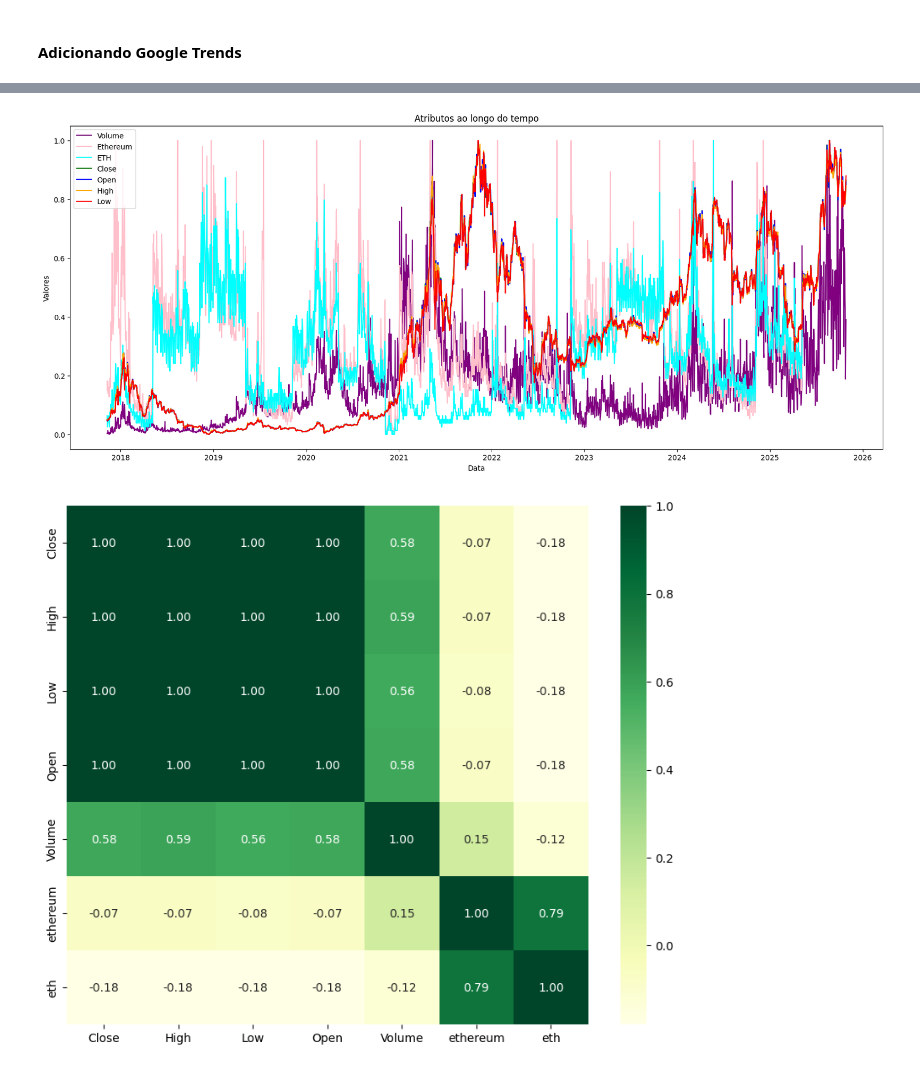
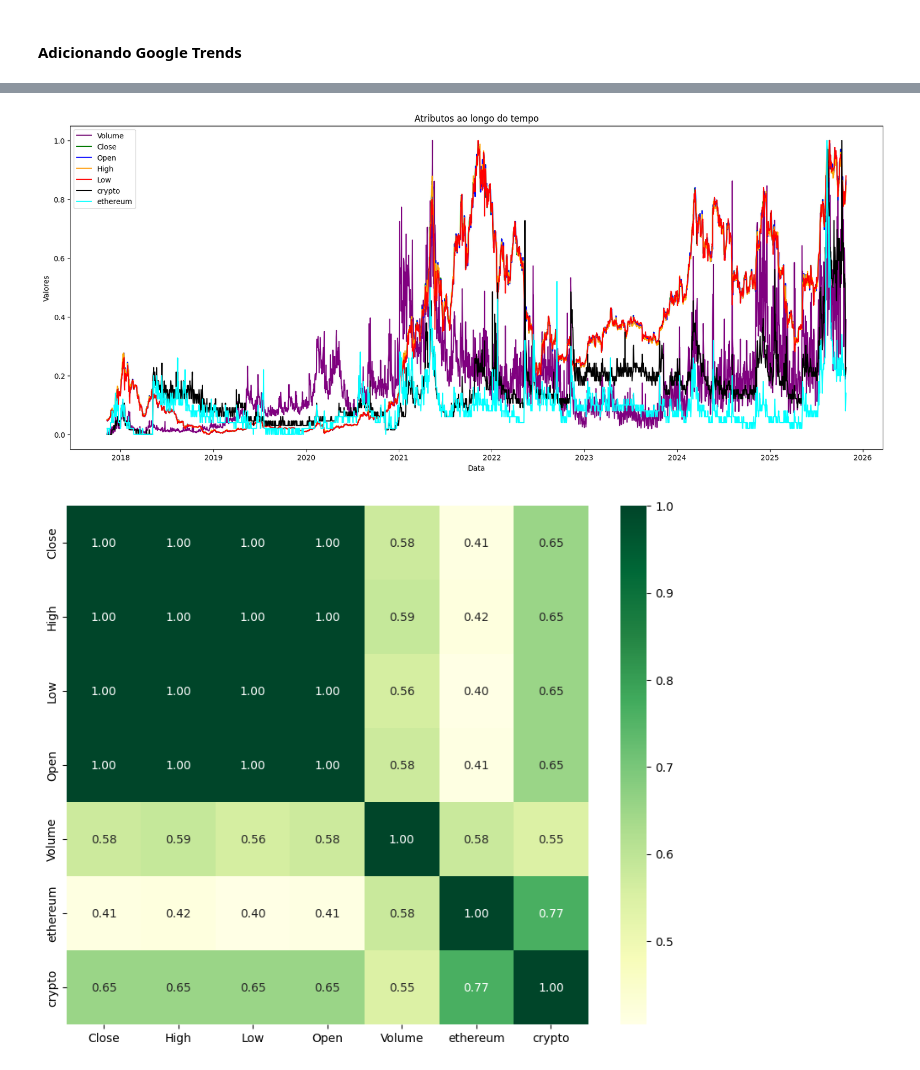
Before and after one commit to gusdiaso/crypto_predict, a Jupyter notebook: notebooks/ETH/02_data_eth_eda.ipynb, the cells around one changed output, grey strips where cells are left out. Cells and saved outputs as stored; diff of their text form; code cells hidden in the pictures.

```diff
--- a/notebooks/ETH/02_data_eth_eda.ipynb
+++ b/notebooks/ETH/02_data_eth_eda.ipynb
@@ -56,7 +56,7 @@ import time
 pytrends = TrendReq(hl='en-US', tz=360)
 
 # Termos que você quer pesquisar
-kw_list = ["ethereum", "eth"]
+kw_list = ["ethereum", "crypto", "bitcoin"]
 
 # Função para gerar intervalos anuais entre datas inicial e final
 def generate_halfyear_intervals(start_year, start_month, start_day, end_year, end_month, end_day):
@@ -90,7 +90,7 @@ for start, end in intervals:
         print(f"Erro ao buscar dados: {e}")
 
     # Espera para não ser bloqueado
-    time.sleep(90)
+    time.sleep(60)
 
 # Concatenar todos os intervalos em um único DataFrame
 interest_over_time_df = pd.concat(dfs)
@@ -132,6 +131,6 @@ interest_over_time_df.head(10)
 # %%
 # Seleciona apenas as colunas de interesse do Google Trends
-trends_cols = interest_over_time_df[["ethereum", "eth"]]
+trends_cols = interest_over_time_df[["ethereum", "crypto", "bitcoin"]]
 
 # Faz o merge pelo índice de datas
 data_merged = data.merge(trends_cols, left_index=True, right_index=True, how='left')
@@ -163,4 +163,4 @@ eth         170
 dtype: int64
 # %%
-# data_merged.drop(columns="bitcoin")
+data_merged = data_merged.drop(columns="bitcoin")
 # %%
@@ -172,25 +172,25 @@ data_scaled = pd.DataFrame(scaled_data, columns=data_merged.columns, index=data_
 # %%
 plt.figure(figsize=(20,8))
 
 plt.plot(data_scaled.index, data_scaled['Volume'], label='Volume', color='purple')
-plt.plot(data_scaled.index, data_scaled['ethereum'], label='Ethereum', color='pink')
-plt.plot(data_scaled.index, data_scaled['eth'], label='ETH', color='cyan')
 plt.plot(data_scaled.index, data_scaled['Close'], label='Close', color='green')
 plt.plot(data_scaled.index, data_scaled['Open'], label='Open', color='blue')
 plt.plot(data_scaled.index, data_scaled['High'], label='High', color='orange')
 plt.plot(data_scaled.index, data_scaled['Low'], label='Low', color='red')
-
+plt.plot(data_scaled.index, data_scaled['crypto'], label='crypto', color='black')
+plt.plot(data_scaled.index, data_scaled['ethereum'], label='ethereum', color='cyan')
+# plt.plot(data_scaled.index, data_scaled['bitcoin'], label='bitcoin', color='black')
 
 plt.title('Atributos ao longo do tempo')
 plt.xlabel('Data')
 plt.ylabel('Valores')
 plt.legend()
 plt.show()
 # %% [output]
-[figure, old version]
+[figure, new version]
 # %%
 plt.figure(figsize=(10, 8))
 sns.heatmap(data_merged.corr(), annot=True, cmap="YlGn", fmt=".2f")
 plt.show()
 # %% [output]
-[figure, old version]
+[figure, new version]
```
Also changed, not shown: parts of 5 cells of this notebook, 7 other files.
